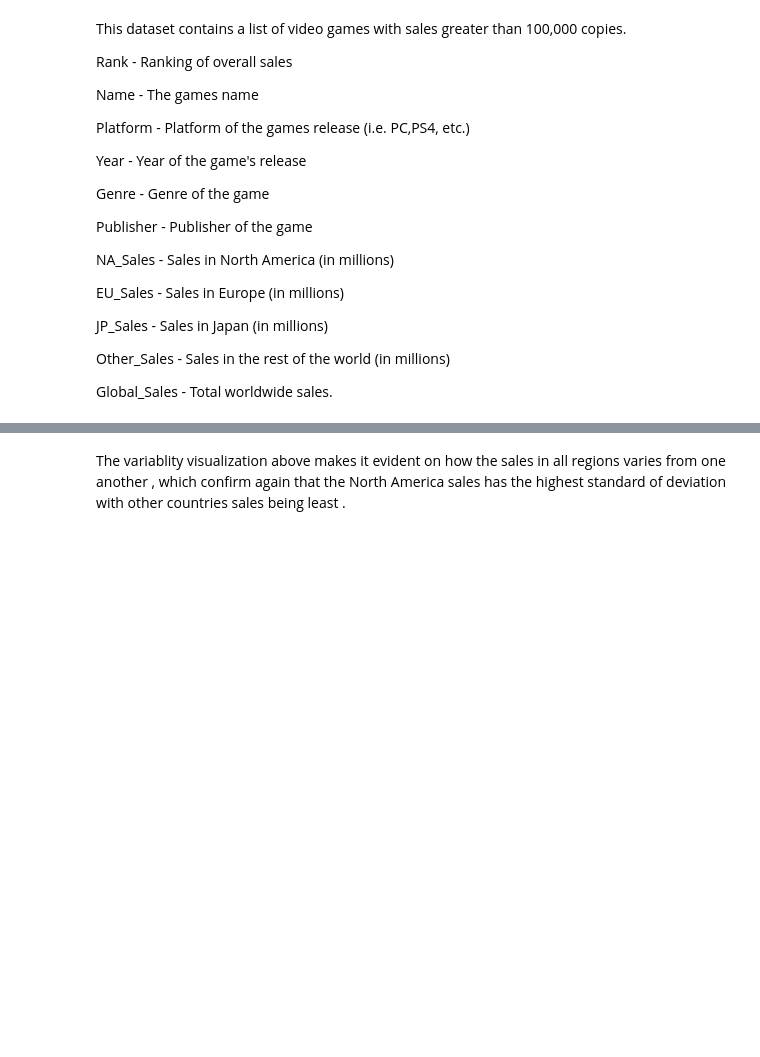
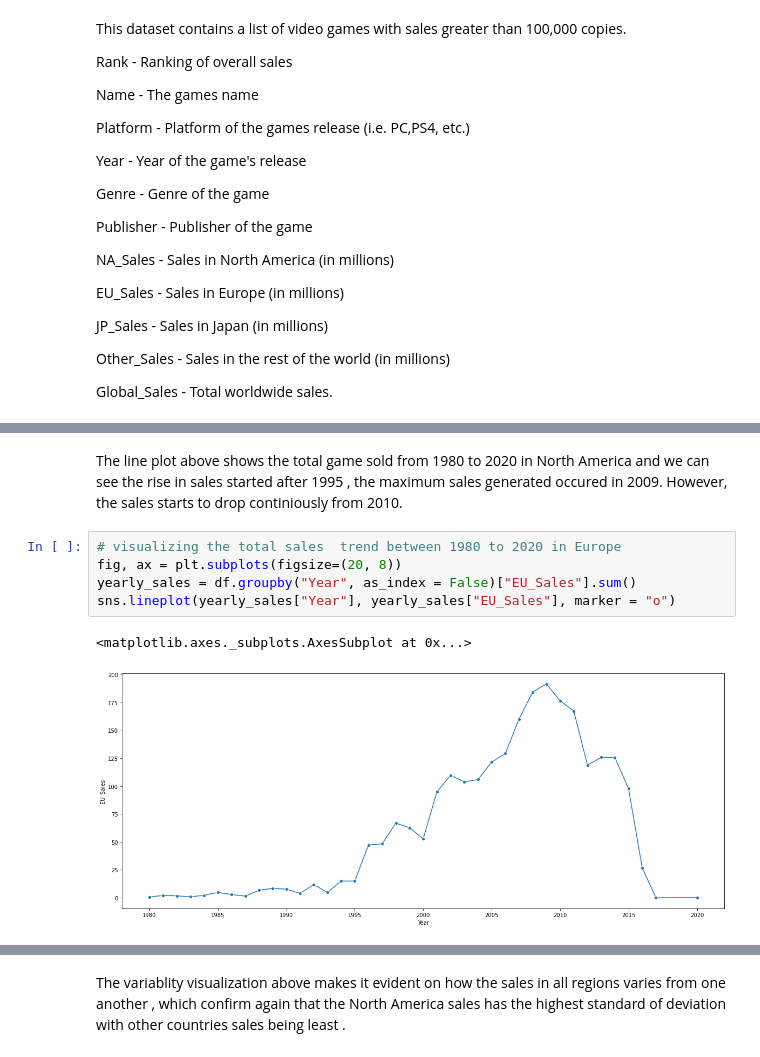
Before and after one commit to cappymayor/worldwide_game_EDA, a Jupyter notebook: Notebook/Video-games-analysis.ipynb, the cells around one changed output, grey strips where cells are left out. Saved outputs shown, nothing was run; the diff lists cells and outputs as text; blank space fills up the shorter version.

```diff
--- a/Notebook/Video-games-analysis.ipynb
+++ b/Notebook/Video-games-analysis.ipynb
@@ -190,0 +128,10 @@ plt.show()
+# %% [markdown]
+The line plot above shows the total game sold from 1980 to 2020 in North America and we can see the rise in sales started after 1995 , the maximum sales generated occured in 2009. However, the sales starts to drop continiously from 2010.
+# %%
+# visualizing the total sales  trend between 1980 to 2020 in Europe
+fig, ax = plt.subplots(figsize=(20, 8))
+yearly_sales = df.groupby("Year", as_index = False)["EU_Sales"].sum()
+sns.lineplot(yearly_sales["Year"], yearly_sales["EU_Sales"], marker = "o")
+# %% [output]
+<matplotlib.axes._subplots.AxesSubplot at 0x...>
+[figure, added]
```
Also changed, not shown: parts of 45 cells of this notebook, 3 other files.
